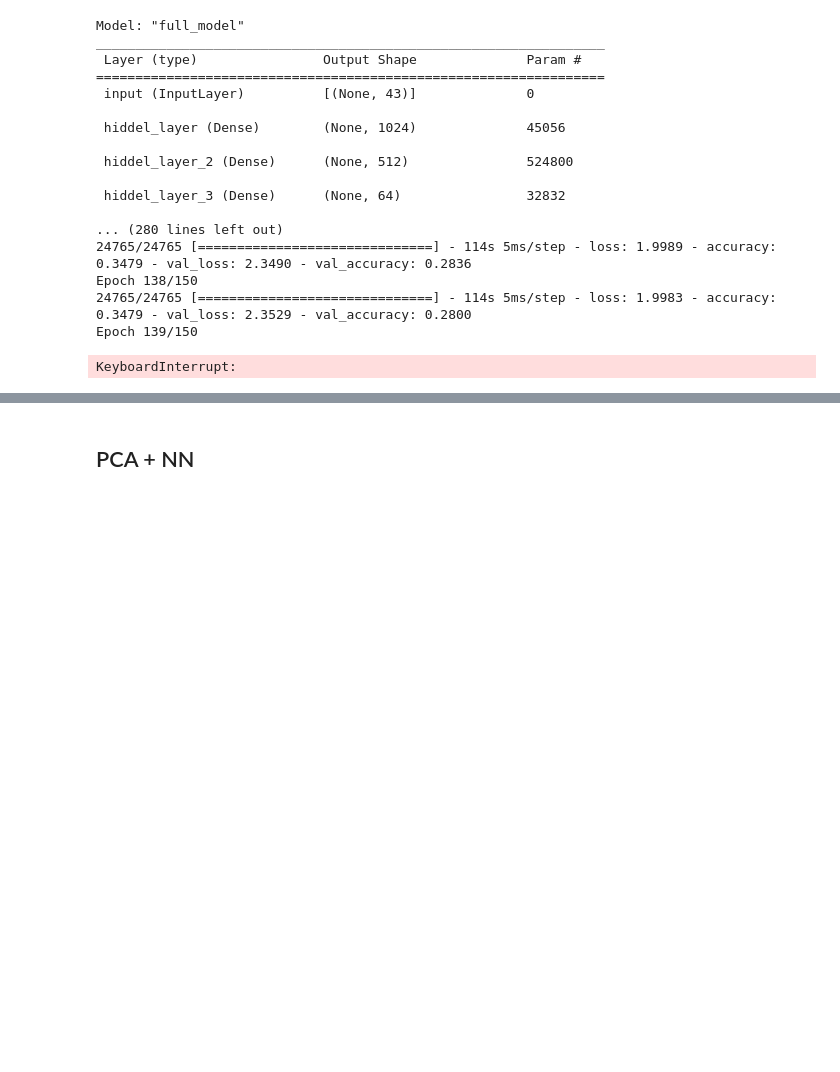
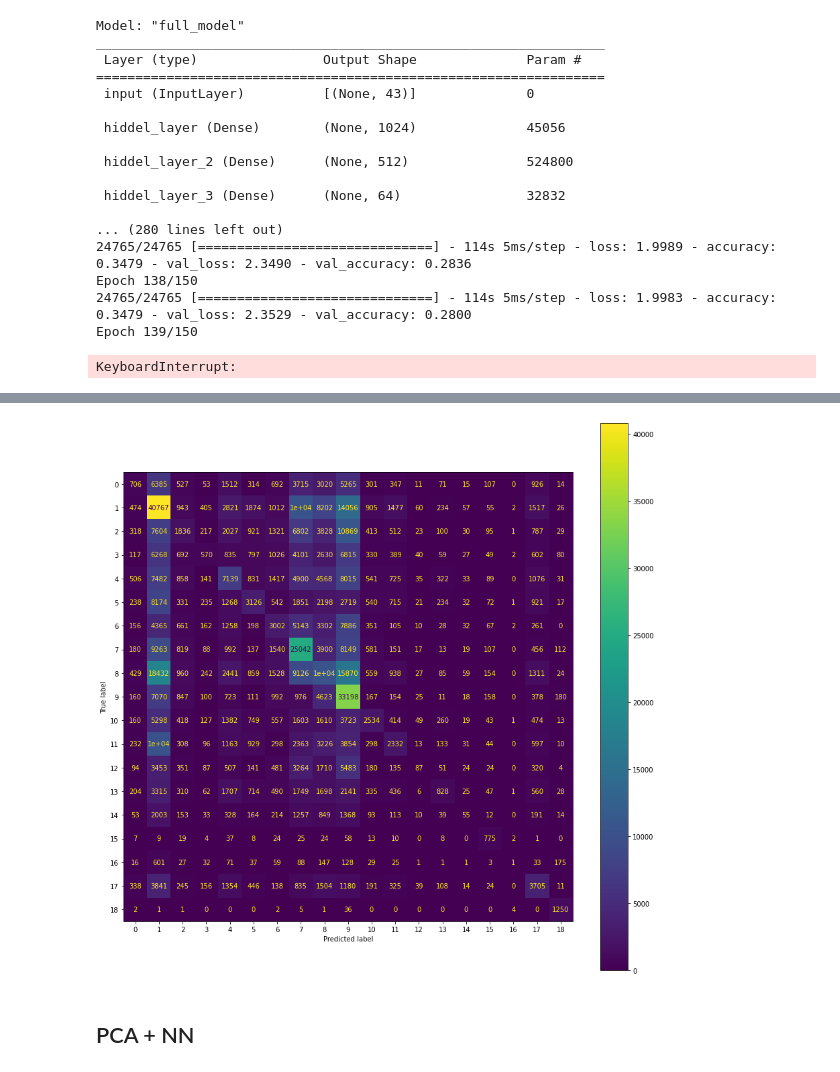
Before and after one commit to levopeti/DMandML, a Jupyter notebook: assignment/NN.ipynb, the cells around one changed output, grey strips where cells are left out. Saved outputs shown, nothing was run; the diff lists cells and outputs as text; code cells hidden in the pictures; blank space fills up the shorter version.

```diff
--- a/assignment/NN.ipynb
+++ b/assignment/NN.ipynb
@@ -1,19 +1,24 @@
 # %%
-from keras.models import Model
-from keras.layers import Input, Dense
+from tensorflow.keras.models import Model
+from tensorflow.keras.layers import Input, Dense
 from tensorflow.keras.optimizers import Adam
-from keras.utils.np_utils import to_categorical
+from tensorflow.keras.utils import to_categorical
 
 from sklearn.model_selection import train_test_split
 
 from sklearn.preprocessing import StandardScaler, MinMaxScaler, RobustScaler
 from sklearn.impute import SimpleImputer, KNNImputer
 
+from sklearn.metrics import confusion_matrix, ConfusionMatrixDisplay
+from sklearn.utils import class_weight
+
 import pandas as pd
 import numpy as np
+import matplotlib
 import matplotlib.pyplot as plt
 
 from utils import get_data
 
 %matplotlib inline
+matplotlib.rcParams['figure.figsize'] = [15, 15]
 # %% [output]
@@ -22,5 +46,5 @@ from utils import get_data
 # %%
-XY_train, X_test, inverse_target_map = get_data(min_size=None, min_size_test=None, fill_nan=None)
+XY_train, X_test, inverse_target_map = get_data(min_size=None, min_size_test=None, nan_thresh=26, fill_nan=None)
 train_columns = list(XY_train.columns)
 train_columns.remove("TARGET_NUM")
 
@@ -54,20 +78,6 @@ x_train_stand = X_train_stand.transform(x_train_full_df[train_columns])
 # %%
 y_train = to_categorical(XY_train["TARGET_NUM"].values)
 X_train, X_test, y_train, y_test = train_test_split(x_train_stand, y_train, test_size=0.33)
-# %%
-def define_model(inpit_shape):
-    ip = Input(shape=(inpit_shape,), name="input")
-    #x = Dense(units=1024, name="hiddel_layer", activation="relu")(x)
-    x = Dense(units=512, name="hiddel_layer_2", activation="relu")(ip)
-    x = Dense(units=64, name="hiddel_layer_3", activation="relu")(x)
-    op = Dense(units=19, name="prediction", activation="softmax")(x)
-    model = Model(inputs=ip, outputs=op, name="full_model")
-    model.summary()
-
-    learning_rate = 0.001
-    optimizer = Adam(learning_rate, amsgrad=True)
-    model.compile(loss="categorical_crossentropy", optimizer=optimizer, metrics=["accuracy"])
-    return model
 # %%
 model = define_model(X_train.shape[1])
 history = model.fit(X_train,
@@ -97,0 +219,14 @@ KeyboardInterrupt:
+# %%
+class_weights = class_weight.compute_class_weight('balanced',
+                                                  np.unique(XY_train["TARGET_NUM"].values),
+                                                  XY_train["TARGET_NUM"].values)
+class_weight_dict = dict(enumerate(class_weights))
+
+model = define_model(X_train_std.shape[1])
+history = model.fit(X_train_std,
+                    y_train_std,
+                    #class_weight=class_weight_dict,
+                    batch_size=100,
+                    epochs=20,
+                    verbose=1,
+                    validation_data=(X_test_std, y_test_std))
@@ -98,3 +261,7 @@ KeyboardInterrupt:
+# %%
+plot_cm(model, X_test_std, y_test_std)
+# %% [output]
+[figure, added]
 # %% [markdown]
 ## PCA + NN
 # %%
```
Also changed, not shown: parts of 9 cells of this notebook, 4 other files.
